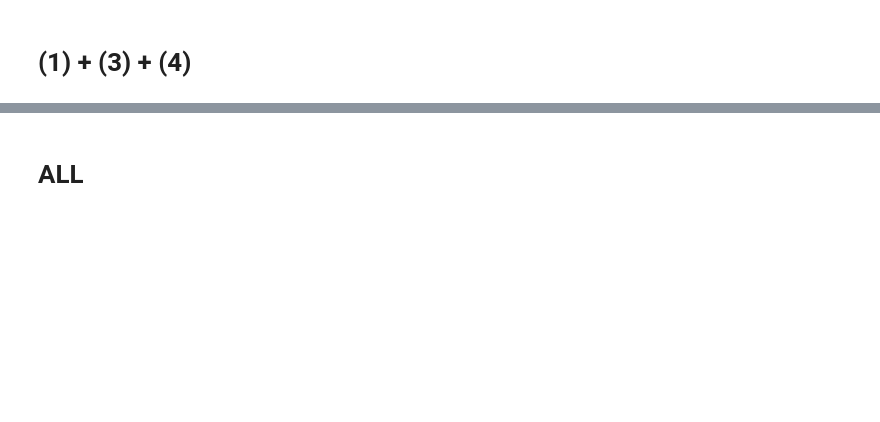
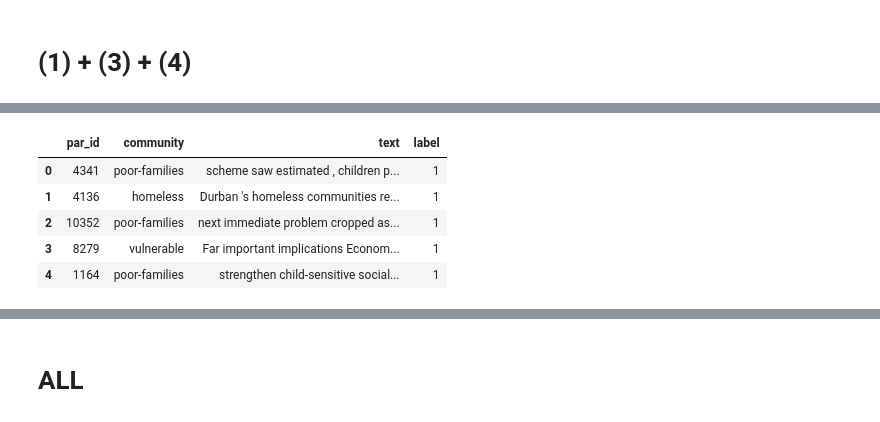
Before and after one commit to SiddhantSingh15/NLP_CW, a Jupyter notebook: preproc_tests.ipynb, the cells around one changed output, grey strips where cells are left out. Saved outputs shown, nothing was run; the diff lists cells and outputs as text; code cells hidden in the pictures; blank space fills up the shorter version.

```diff
--- a/preproc_tests.ipynb
+++ b/preproc_tests.ipynb
@@ -408,4 +665,4 @@ white_dig_swr_train = pp.run_preprocess(
     stop_word_func=pp.remove_stop_words,
 )
 white_dig_swr_model = Model("baseline")
-white_dig_swr_model.train(white_dig_swr_train, pp.raw_data)
+white_dig_swr_model.train(white_dig_swr_train, pp.raw_dev)
@@ -412,4 +675,11 @@ white_dig_swr_model.train(white_dig_swr_train, pp.raw_data)
 # %%
-white_dig_swr_model.head()
+white_dig_swr_train.head()
+# %% [output]
+|  | par_id | community | text | label |
+| 0 | 4341 | poor-families | scheme saw estimated , children p... | 1 |
+| 1 | 4136 | homeless | Durban 's homeless communities re... | 1 |
+| 2 | 10352 | poor-families | next immediate problem cropped as... | 1 |
+| 3 | 8279 | vulnerable | Far important implications Econom... | 1 |
+| 4 | 1164 | poor-families | strengthen child-sensitive social... | 1 |
 # %%
 white_dig_swr_model.evaluate_train(white_dig_swr_train)
```
Also changed, not shown: parts of 58 cells of this notebook, 1 other file.
